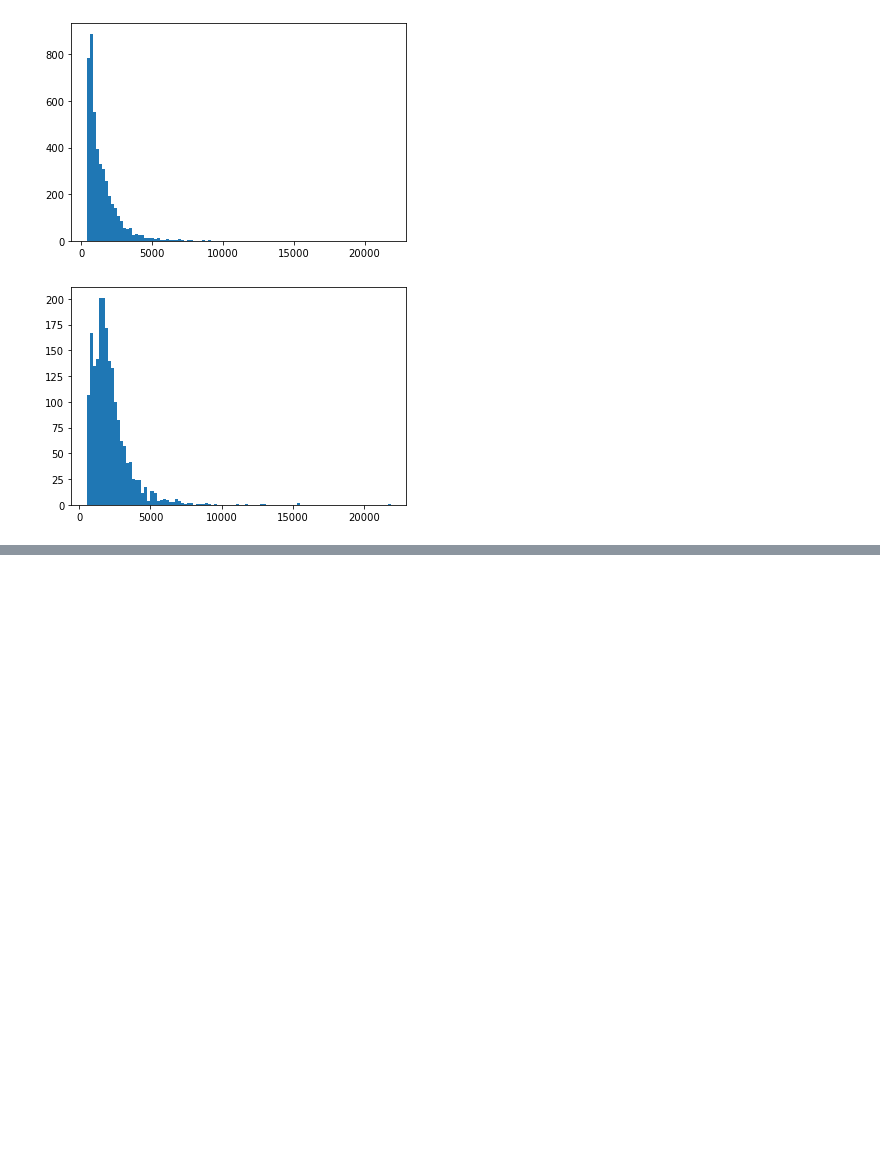
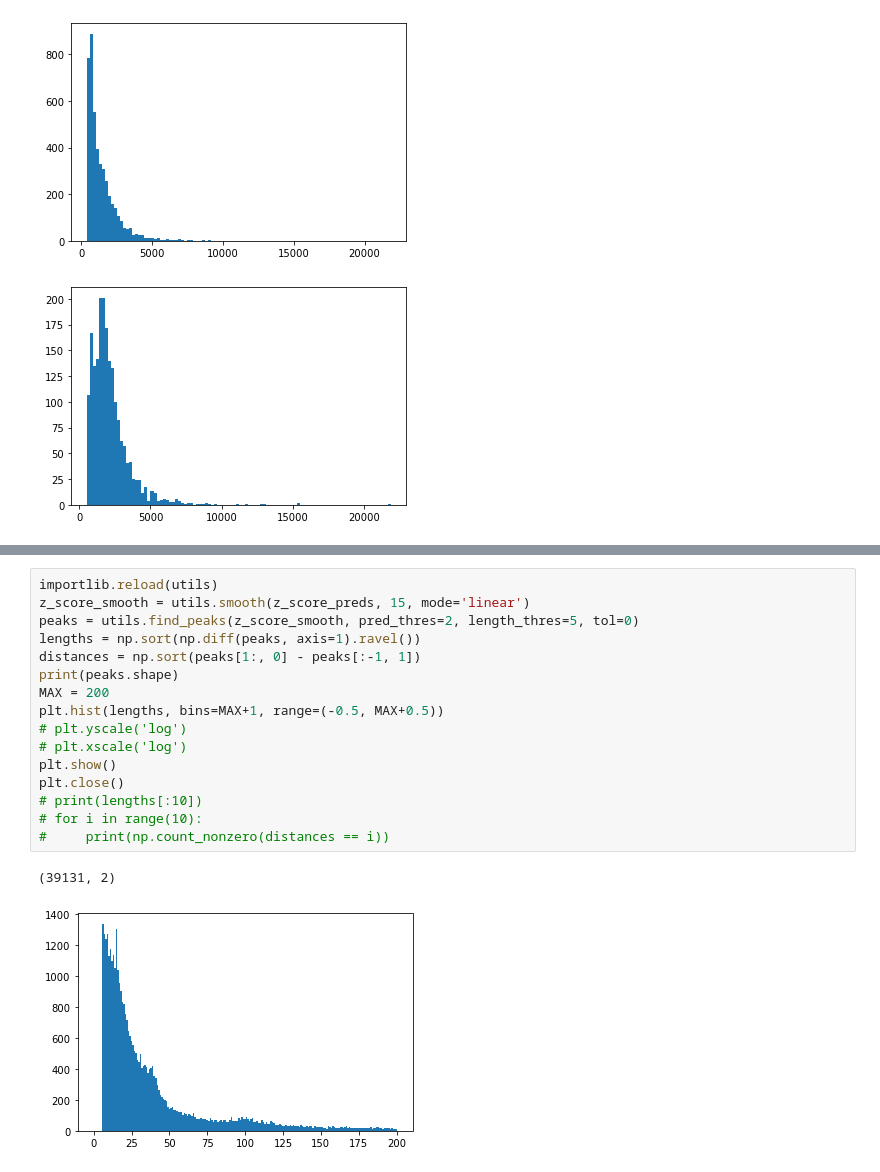
Before and after one commit to Alexwestbrook/mnhn-internship_DeepCNN_ChIP-seq, a Jupyter notebook: plot_distributions.ipynb, the cells around one changed output, grey strips where cells are left out. Drawn from its saved outputs; the diff is of its cells as text; blank space fills up the shorter version.

```diff
--- a/plot_distributions.ipynb
+++ b/plot_distributions.ipynb
@@ -652,0 +702,19 @@ plt.close()
+# %%
+importlib.reload(utils)
+z_score_smooth = utils.smooth(z_score_preds, 15, mode='linear')
+peaks = utils.find_peaks(z_score_smooth, pred_thres=2, length_thres=5, tol=0)
+lengths = np.sort(np.diff(peaks, axis=1).ravel())
+distances = np.sort(peaks[1:, 0] - peaks[:-1, 1])
+print(peaks.shape)
+MAX = 200
+plt.hist(lengths, bins=MAX+1, range=(-0.5, MAX+0.5))
+# plt.yscale('log')
+# plt.xscale('log')
+plt.show()
+plt.close()
+# print(lengths[:10])
+# for i in range(10):
+#     print(np.count_nonzero(distances == i))
+# %% [output]
+(39131, 2)
+[figure, added]
```
Also changed, not shown: parts of 12 cells of this notebook, 2 other files.
